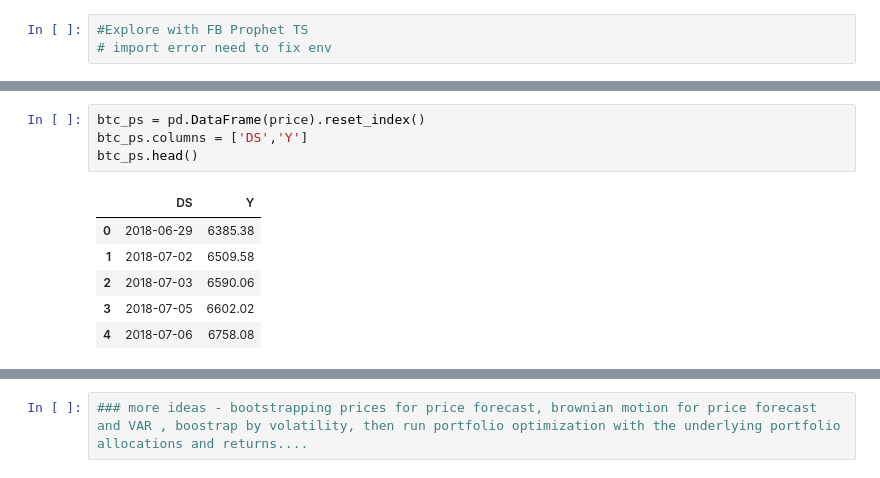
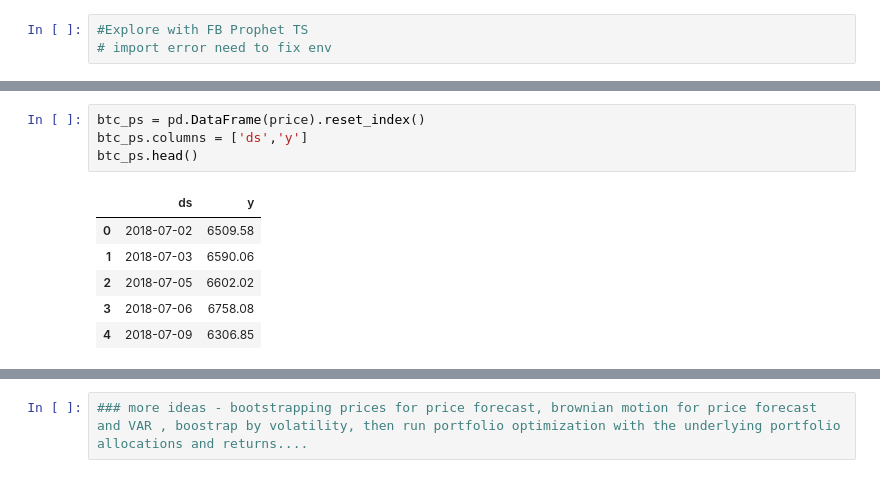
Before and after one commit to blakeheimann2/crypto_public, a Jupyter notebook: Crypto Expl.ipynb, the cells around one changed output, grey strips where cells are left out. Saved outputs shown, nothing was run; the diff lists cells and outputs as text.

```diff
--- a/Crypto Expl.ipynb
+++ b/Crypto Expl.ipynb
@@ -648,13 +650,13 @@ price.head()
 Name: close_btc, dtype: float64
 # %%
 btc_ps = pd.DataFrame(price).reset_index()
-btc_ps.columns = ['DS','Y']
+btc_ps.columns = ['ds','y']
 btc_ps.head()
 # %% [output]
-|  | DS | Y |
-| 0 | 2018-06-29 | 6385.38 |
-| 1 | 2018-07-02 | 6509.58 |
-| 2 | 2018-07-03 | 6590.06 |
-| 3 | 2018-07-05 | 6602.02 |
-| 4 | 2018-07-06 | 6758.08 |
+|  | ds | y |
+| 0 | 2018-07-02 | 6509.58 |
+| 1 | 2018-07-03 | 6590.06 |
+| 2 | 2018-07-05 | 6602.02 |
+| 3 | 2018-07-06 | 6758.08 |
+| 4 | 2018-07-09 | 6306.85 |
 # %%
```
Also changed, not shown: parts of 74 cells of this notebook.
